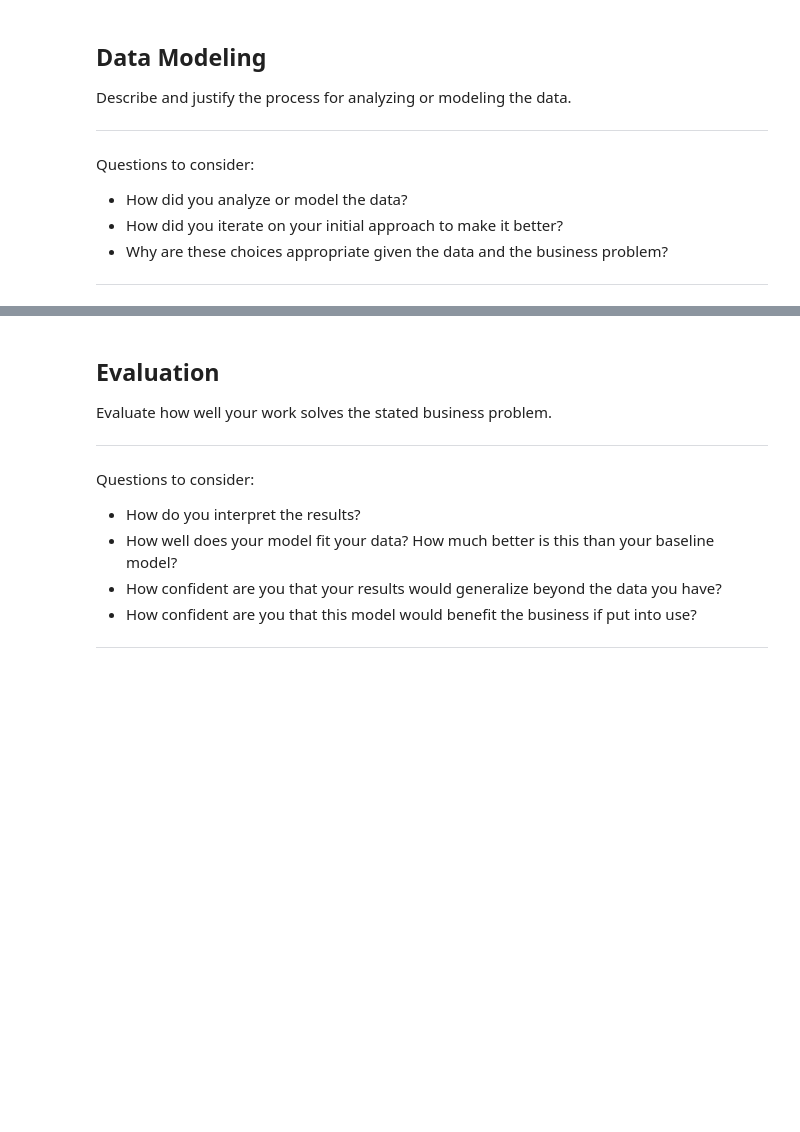
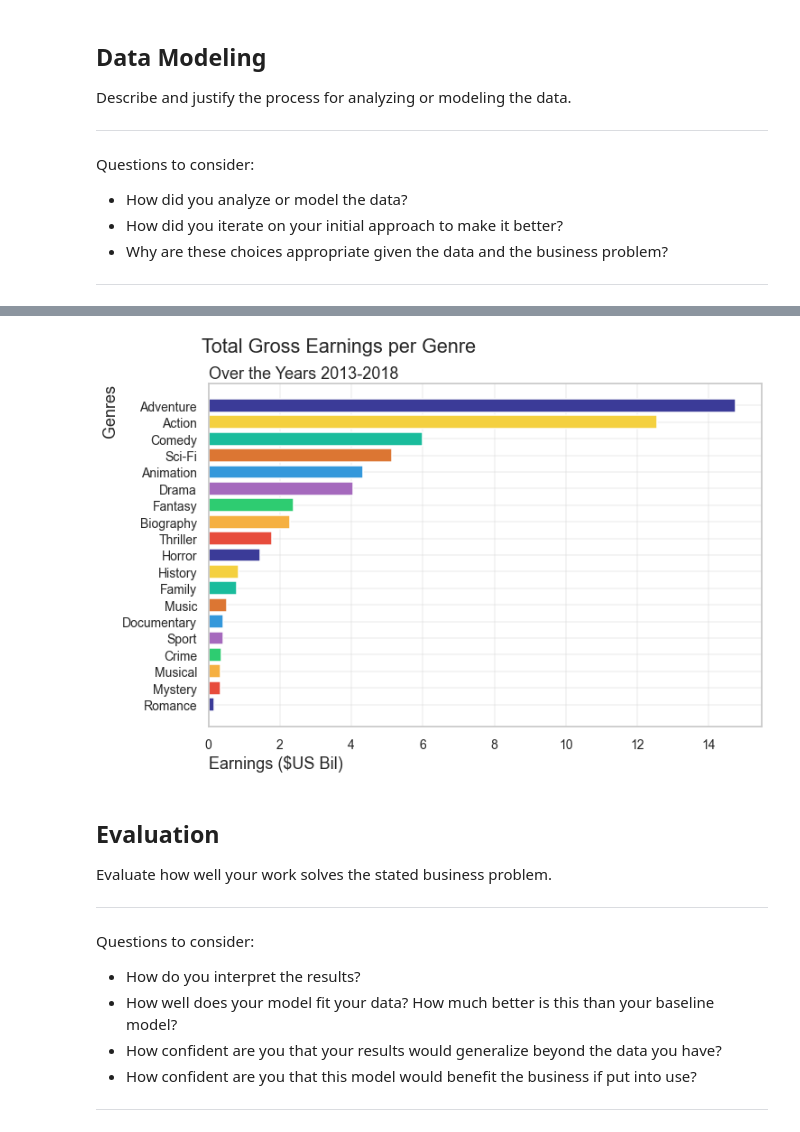
Before and after one commit to MuiruKamau/Microsoft_Movie_Analysis, a Jupyter notebook: dsc-phase1-project-template.ipynb, the cells around one changed output, grey strips where cells are left out. Drawn from its saved outputs; the diff is of its cells as text; code cells hidden in the pictures; blank space fills up the shorter version.

```diff
--- a/dsc-phase1-project-template.ipynb
+++ b/dsc-phase1-project-template.ipynb
@@ -116,3 +607,41 @@ Questions to consider:
+# %%
+# Create a dataframe with title, genre, and gross earnings from 2013-2018
+gross_earnings = movies_mini[['genres', 'gross_mil', 'start_year']]
+gross_earnings = gross_earnings[(gross_earnings['gross_mil'] > 150) &
+                                (gross_earnings['start_year'] > 2012)]
+
+# Group by genre and calculate total gross earnings in billions
+gross_earnings = gross_earnings.groupby('genres', as_index=False).sum()
+gross_earnings['gross_bil'] = gross_earnings['gross_mil'] / 1000
+gross_earnings.sort_values('gross_mil', ascending=False, inplace=True)
+gross_earnings.drop(columns=['start_year'], inplace=True)
+
+# Plot the total gross earnings per genre
+plt.figure(figsize=(11, 7))
+sns.set_style('whitegrid')
+sns.set_context('talk', rc={'grid.linewidth': 0.4})
+
+# Reorder it based on the values
+ordered_df = gross_earnings.sort_values(by='gross_bil')
+my_range = range(1, len(ordered_df.index) + 1)
+
+# Create a custom color palette
+colors = ['#3B3B98', '#E74C3C', '#F5B041', '#2ECC71', '#A569BD', '#3498DB', '#DC7633', '#1ABC9C', '#F4D03F']
+
+# Create a horizontal bar plot with custom color palette
+plt.barh(y=ordered_df['genres'], width=ordered_df['gross_bil'], color=colors)
+
+# Add titles and axis names
+plt.suptitle('Total Gross Earnings per Genre', horizontalalignment='right')
+plt.title('Over the Years 2013-2018', loc='left')
+plt.xlabel('Earnings ($US Bil)', loc='left')
+plt.ylabel('Genres', loc='top')
+plt.tick_params(labelsize=14)
+
+# Show the plot
+plt.show()
+# %% [output]
+[figure, added]
 # %% [markdown]
 ## Evaluation
 Evaluate how well your work solves the stated business problem.
```
Also changed, not shown: parts of 40 cells of this notebook.
